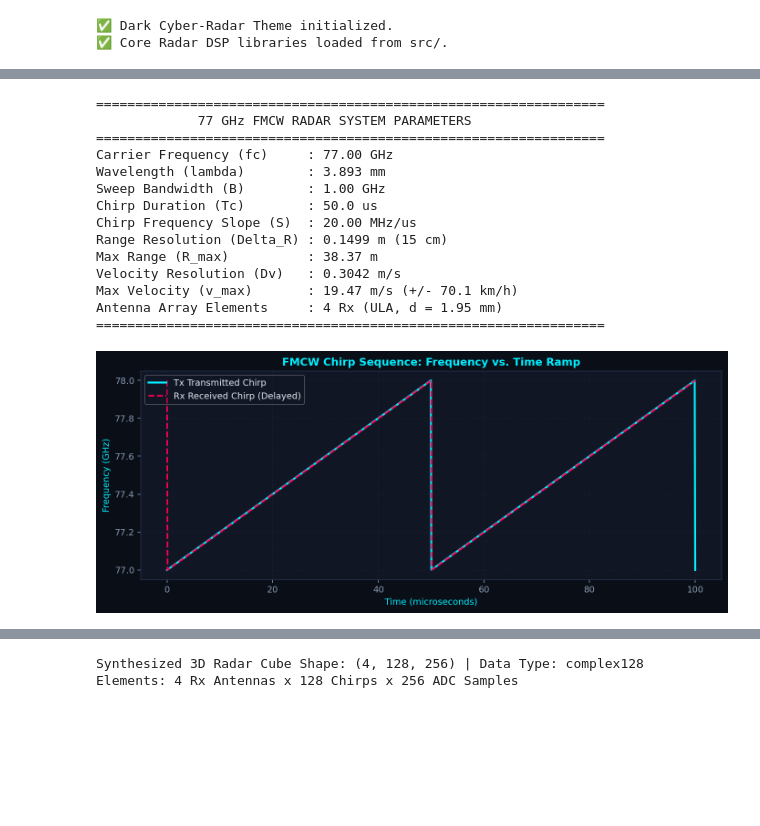
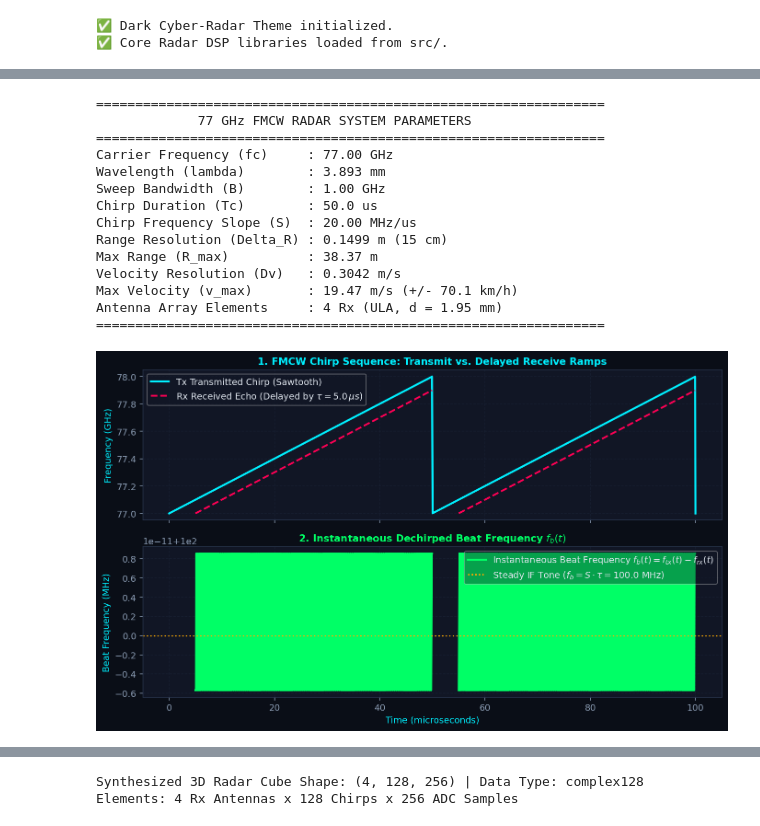
Before and after one commit to aryanthepain/Radar-BTP, a Jupyter notebook: 01_radar_classical_dsp.ipynb, the cells around one changed output, grey strips where cells are left out. Cells and saved outputs as stored; diff of their text form; code cells hidden in the pictures; blank space fills up the shorter version.

```diff
--- a/01_radar_classical_dsp.ipynb
+++ b/01_radar_classical_dsp.ipynb
@@ -157,49 +172,73 @@ print(f"Carrier Frequency (fc)     : {cfg.fc / 1e9:.2f} GHz")
 print(f"Wavelength (lambda)        : {cfg.wavelength * 1e3:.3f} mm")
 print(f"Sweep Bandwidth (B)        : {cfg.bandwidth / 1e9:.2f} GHz")
 print(f"Chirp Duration (Tc)        : {cfg.chirp_duration * 1e6:.1f} us")
 print(f"Chirp Frequency Slope (S)  : {cfg.chirp_slope / 1e12:.2f} MHz/us")
 print(f"Range Resolution (Delta_R) : {cfg.range_resolution:.4f} m (15 cm)")
 print(f"Max Range (R_max)          : {cfg.max_unambiguous_range:.2f} m")
 print(f"Velocity Resolution (Dv)   : {cfg.velocity_resolution:.4f} m/s")
 print(f"Max Velocity (v_max)       : {cfg.max_unambiguous_velocity:.2f} m/s (+/- {cfg.max_unambiguous_velocity * 3.6:.1f} km/h)")
 print(f"Antenna Array Elements     : {cfg.num_rx} Rx (ULA, d = {cfg.antenna_spacing * 1e3:.2f} mm)")
 print("=" * 65)
 
-# Visualize FMCW Sawtooth Transmit & Receive Frequency Modulation
-t_sweep = np.linspace(0, 2 * cfg.chirp_duration, 1000)
-f_tx = np.zeros_like(t_sweep)
-tau_demo = 2 * 15.0 / SPEED_OF_LIGHT # 15m delay
-f_rx = np.zeros_like(t_sweep)
+# Physically accurate FMCW Chirp Sequence & Beat Frequency Demonstration
+# Illustrative propagation delay tau_vis = 5.0 us to clearly resolve physical dechirping
+tau_vis = 5.0e-6
+f_start = cfg.fc / 1e9 # 77 GHz
+slope_ghz_per_s = cfg.chirp_slope / 1e9
 
-for i, t in enumerate(t_sweep):
-    t_mod = t % cfg.chirp_duration
-    f_tx[i] = (cfg.fc + cfg.chirp_slope * t_mod) / 1e9
-    t_rx_mod = (t - tau_demo) % cfg.chirp_duration
-    f_rx[i] = (cfg.fc + cfg.chirp_slope * t_rx_mod) / 1e9
+t_axis = np.linspace(0, 2 * cfg.chirp_duration, 1200)
+f_tx = np.zeros_like(t_axis)
+f_rx = np.full_like(t_axis, np.nan)
+f_beat_mhz = np.full_like(t_axis, np.nan)
 
-plt.figure(figsize=(10, 4.2), dpi=140)
-plt.plot(t_sweep * 1e6, f_tx, label="Tx Transmitted Chirp", color="#00f0ff", lw=2.2)
-plt.plot(t_sweep * 1e6, f_rx, label="Rx Received Chirp (Delayed)", color="#ff0055", lw=1.8, linestyle="--")
-plt.title("FMCW Chirp Sequence: Frequency vs. Time Ramp", fontsize=12, fontweight="bold", color="#00f0ff")
-plt.xlabel("Time (microseconds)", fontsize=10)
-plt.ylabel("Frequency (GHz)", fontsize=10)
-plt.grid(True, linestyle="--", alpha=0.5)
-plt.legend(loc="upper left", framealpha=0.3)
+for idx, t in enumerate(t_axis):
+    chirp_num = int(t // cfg.chirp_duration)
+    t_in_chirp = t - chirp_num * cfg.chirp_duration
+    f_tx[idx] = f_start + slope_ghz_per_s * t_in_chirp
+
+    t_rx = t - tau_vis
+    if t_rx >= 0:
+        rx_chirp_num = int(t_rx // cfg.chirp_duration)
+        t_rx_in_chirp = t_rx - rx_chirp_num * cfg.chirp_duration
+        if t_rx_in_chirp < cfg.chirp_duration and rx_chirp_num == chirp_num:
+            f_rx[idx] = f_start + slope_ghz_per_s * t_rx_in_chirp
+            f_beat_mhz[idx] = (f_tx[idx] - f_rx[idx]) * 1e3 # GHz to MHz
+
+fig, (ax1, ax2) = plt.subplots(2, 1, figsize=(10, 6.0), dpi=140, sharex=True)
+
+# Panel 1: Frequency vs Time Ramp
+ax1.plot(t_axis * 1e6, f_tx, label="Tx Transmitted Chirp (Sawtooth)", color="#00f0ff", lw=2.2)
+ax1.plot(t_axis * 1e6, f_rx, label=f"Rx Received Echo (Delayed by $\\tau = {tau_vis*1e6:.1f}\\,\\mu s$)", color="#ff0055", lw=2.0, linestyle="--")
+ax1.set_title("1. FMCW Chirp Sequence: Transmit vs. Delayed Receive Ramps", fontsize=11, fontweight="bold", color="#00f0ff")
+ax1.set_ylabel("Frequency (GHz)", fontsize=10)
+ax1.grid(True, linestyle="--", alpha=0.5)
+ax1.legend(loc="upper left", framealpha=0.4)
+
+# Panel 2: Constant IF Beat Frequency Tone
+steady_fb_mhz = slope_ghz_per_s * tau_vis * 1e3
+ax2.plot(t_axis * 1e6, f_beat_mhz, label=r"Instantaneous Beat Frequency $f_b(t) = f_{tx}(t) - f_{rx}(t)$", color="#00ff66", lw=2.2)
+ax2.axhline(steady_fb_mhz, color="#ffaa00", linestyle=":", lw=1.5, label=f"Steady IF Tone ($f_b = S\\cdot\\tau = {steady_fb_mhz:.1f}$ MHz)")
+ax2.set_title("2. Instantaneous Dechirped Beat Frequency $f_b(t)$", fontsize=11, fontweight="bold", color="#00ff66")
+ax2.set_xlabel("Time (microseconds)", fontsize=10)
+ax2.set_ylabel("Beat Frequency (MHz)", fontsize=10)
+ax2.grid(True, linestyle="--", alpha=0.5)
+ax2.legend(loc="upper right", framealpha=0.4)
+
 plt.tight_layout()
 plt.show()
 # %% [output]
 =================================================================
              77 GHz FMCW RADAR SYSTEM PARAMETERS
 =================================================================
 Carrier Frequency (fc)     : 77.00 GHz
 Wavelength (lambda)        : 3.893 mm
 Sweep Bandwidth (B)        : 1.00 GHz
 Chirp Duration (Tc)        : 50.0 us
 Chirp Frequency Slope (S)  : 20.00 MHz/us
 Range Resolution (Delta_R) : 0.1499 m (15 cm)
 Max Range (R_max)          : 38.37 m
 Velocity Resolution (Dv)   : 0.3042 m/s
 Max Velocity (v_max)       : 19.47 m/s (+/- 70.1 km/h)
 Antenna Array Elements     : 4 Rx (ULA, d = 1.95 mm)
 =================================================================
-[figure, old version]
+[figure, new version]
```
Also changed, not shown: parts of 28 cells of this notebook, 3 other files.
